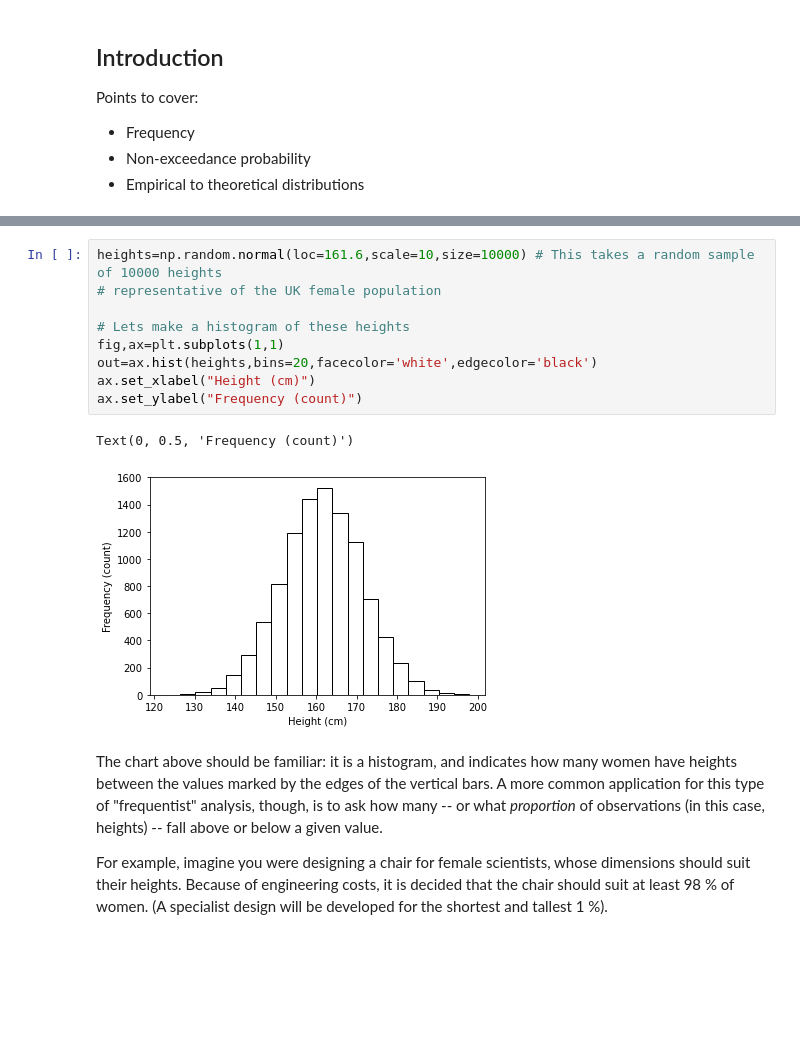
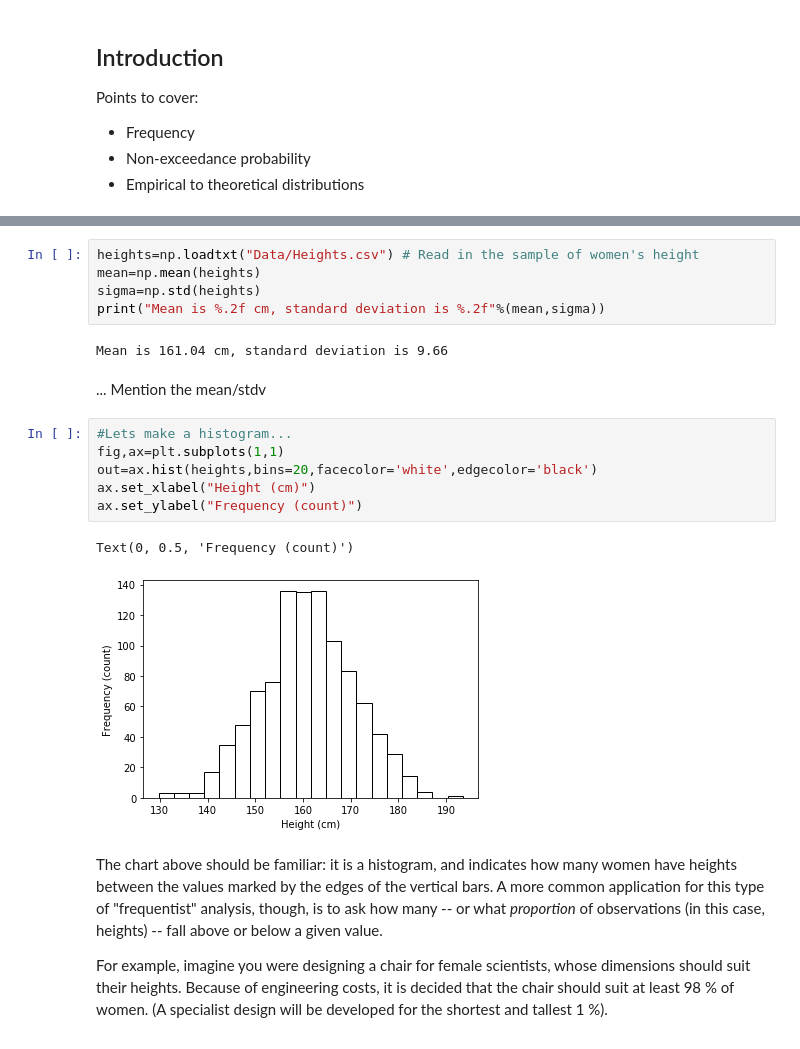
Before and after one commit to climatom/GYP050, a Jupyter notebook: Statistics Primer.ipynb, the cells around one changed output, grey strips where cells are left out. Drawn from its saved outputs; the diff is of its cells as text; blank space fills up the shorter version.

Commit message:
updated notebooks and data

```diff
--- a/Statistics Primer.ipynb
+++ b/Statistics Primer.ipynb
@@ -23,15 +23,21 @@ The average height of a UK woman (as of 2010) was [161.6 cm](https://www.bbc.co.
+# %%
+heights=np.loadtxt("Data/Heights.csv") # Read in the sample of women's height
+mean=np.mean(heights)
+sigma=np.std(heights)
+print("Mean is %.2f cm, standard deviation is %.2f"%(mean,sigma))
+# %% [output]
+Mean is 161.04 cm, standard deviation is 9.66
+# %% [markdown]
+... Mention the mean/stdv
 # %%
-heights=np.random.normal(loc=161.6,scale=10,size=10000) # This takes a random sample of 10000 heights
-# representative of the UK female population
-
-# Lets make a histogram of these heights
+#Lets make a histogram...
 fig,ax=plt.subplots(1,1)
 out=ax.hist(heights,bins=20,facecolor='white',edgecolor='black')
 ax.set_xlabel("Height (cm)")
 ax.set_ylabel("Frequency (count)")
 # %% [output]
 Text(0, 0.5, 'Frequency (count)')
-[figure, old version]
+[figure, new version]
 # %% [markdown]
 The chart above should be familiar: it is a histogram, and indicates how many women have heights between the values marked by the edges of the vertical bars. A more common application for this type of "frequentist" analysis, though, is to ask how many -- or what *proportion* of observations (in this case, heights) -- fall above or below a given value.
 
```
Also changed, not shown: parts of 18 cells of this notebook, 5 other files.
